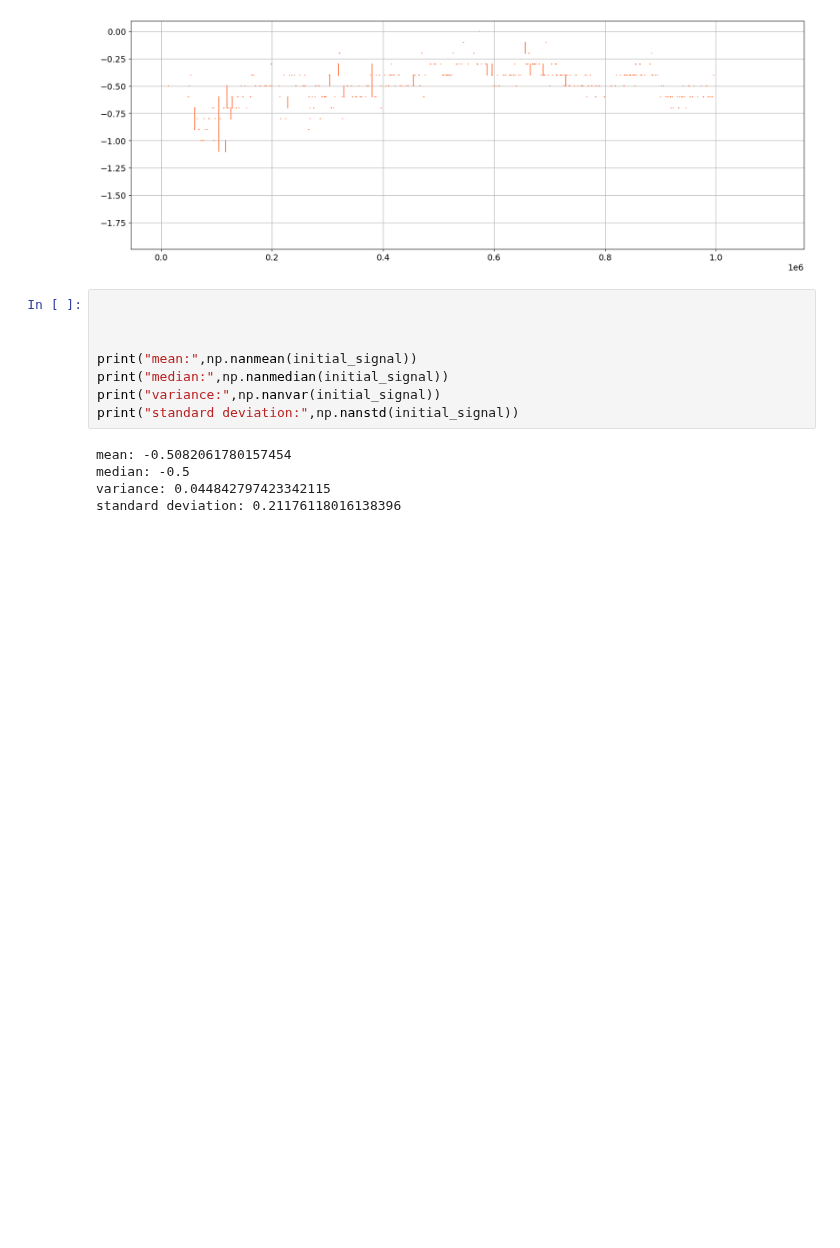
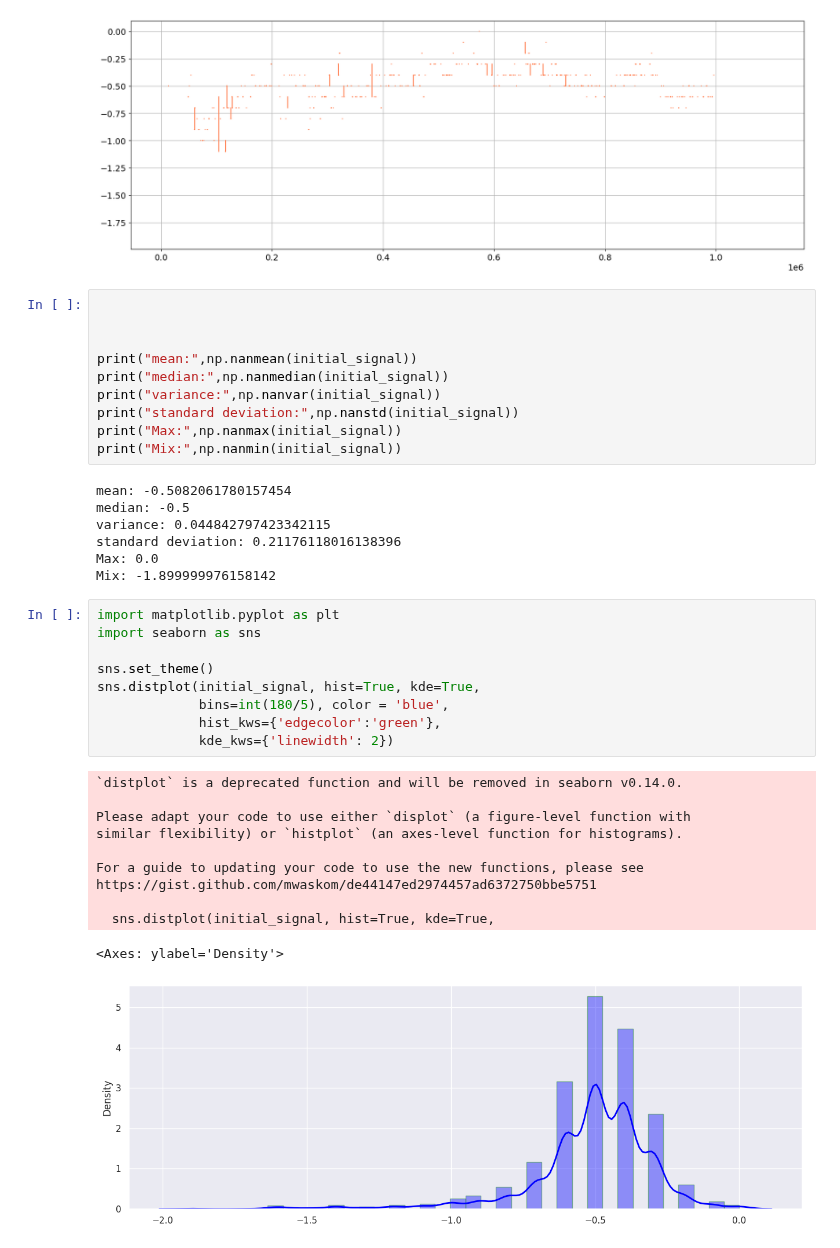
Before and after one commit to RafsanJany-44/ARC, a Jupyter notebook: ST_VII_Statistics.ipynb, the cells around one changed output. Cells and saved outputs as stored; diff of their text form; blank space fills up the shorter version.

```diff
--- a/ST_VII_Statistics.ipynb
+++ b/ST_VII_Statistics.ipynb
@@ -75,8 +75,33 @@ print("mean:",np.nanmean(initial_signal))
 print("median:",np.nanmedian(initial_signal))
 print("variance:",np.nanvar(initial_signal))
 print("standard deviation:",np.nanstd(initial_signal))
+print("Max:",np.nanmax(initial_signal))
+print("Mix:",np.nanmin(initial_signal))
 # %% [output]
 mean: -0.5082061780157454
 median: -0.5
 variance: 0.044842797423342115
 standard deviation: 0.21176118016138396
+Max: 0.0
+Mix: -1.899999976158142
+# %%
+import matplotlib.pyplot as plt
+import seaborn as sns
+
+sns.set_theme()
+sns.distplot(initial_signal, hist=True, kde=True,
+             bins=int(180/5), color = 'blue',
+             hist_kws={'edgecolor':'green'},
+             kde_kws={'linewidth': 2})
+# %% [output]
+`distplot` is a deprecated function and will be removed in seaborn v0.14.0.
+
+Please adapt your code to use either `displot` (a figure-level function with
+similar flexibility) or `histplot` (an axes-level function for histograms).
+
+For a guide to updating your code to use the new functions, please see
+https://gist.github.com/mwaskom/de44147ed2974457ad6372750bbe5751
+
+  sns.distplot(initial_signal, hist=True, kde=True,
+<Axes: ylabel='Density'>
+[figure, added]
```
Also changed, not shown: parts of 1 cell of this notebook.
